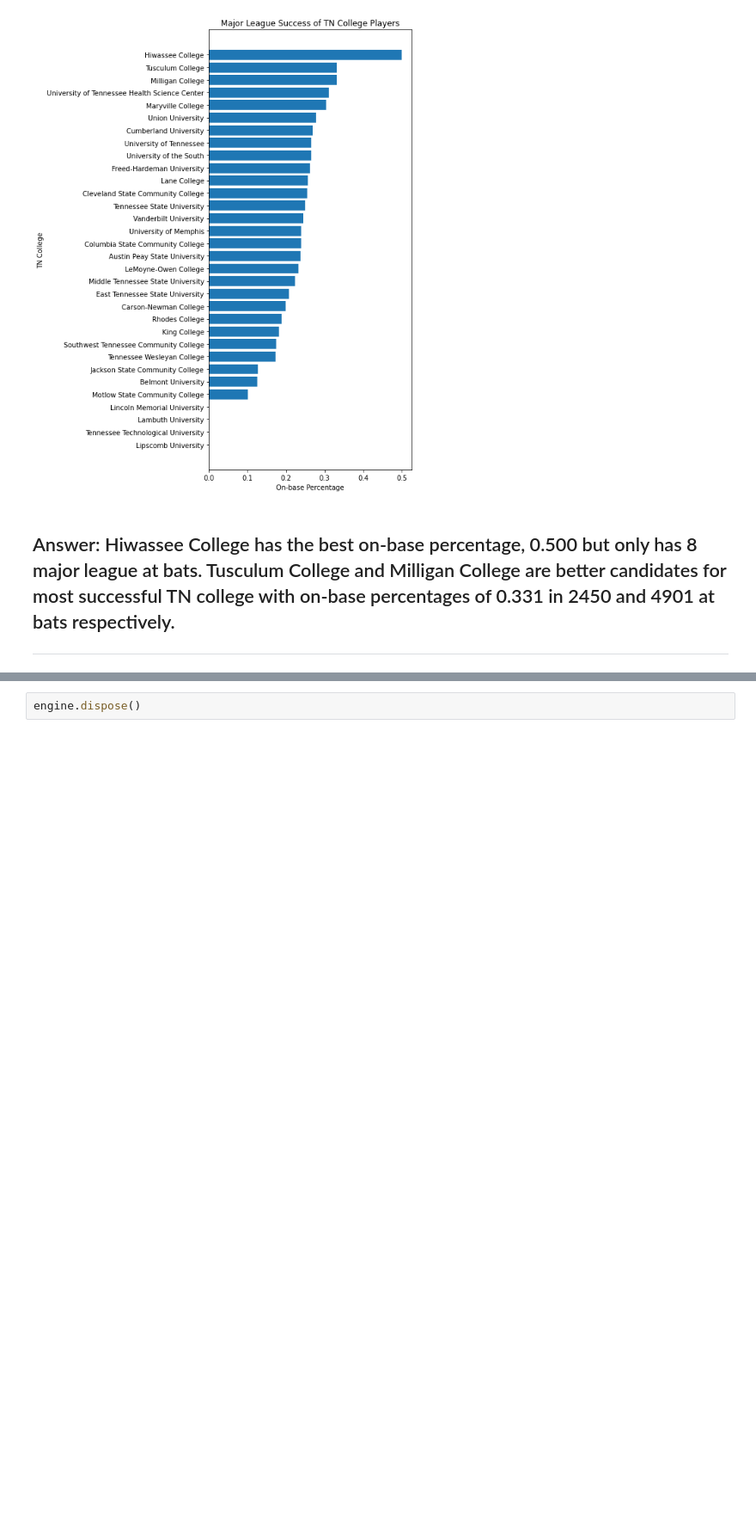
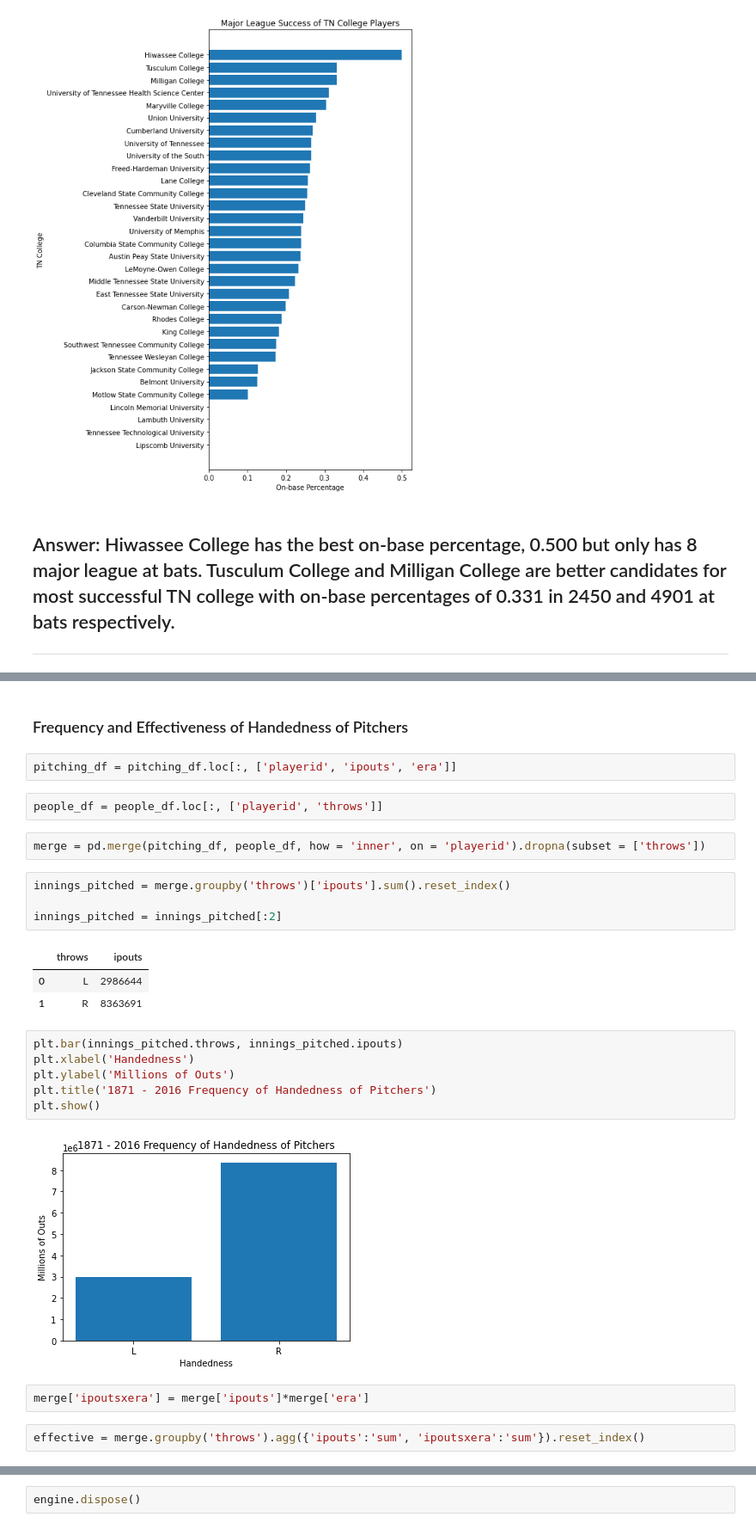
Before and after one commit to seiberttregoning/lahman-baseball-again, a Jupyter notebook: Questions_and_Answers.ipynb, the cells around one changed output, grey strips where cells are left out. Shown: that part at 86% size. Cells and saved outputs as stored; diff of their text form; blank space fills up the shorter version.

```diff
--- a/Questions_and_Answers.ipynb
+++ b/Questions_and_Answers.ipynb
@@ -597,0 +678,28 @@ plt.show()
+# %% [markdown]
+### Frequency and Effectiveness of Handedness of Pitchers
+# %%
+pitching_df = pitching_df.loc[:, ['playerid', 'ipouts', 'era']]
+# %%
+people_df = people_df.loc[:, ['playerid', 'throws']]
+# %%
+merge = pd.merge(pitching_df, people_df, how = 'inner', on = 'playerid').dropna(subset = ['throws'])
+# %%
+innings_pitched = merge.groupby('throws')['ipouts'].sum().reset_index()
+
+innings_pitched = innings_pitched[:2]
+# %% [output]
+|  | throws | ipouts |
+| 0 | L | 2986644 |
+| 1 | R | 8363691 |
+# %%
+plt.bar(innings_pitched.throws, innings_pitched.ipouts)
+plt.xlabel('Handedness')
+plt.ylabel('Millions of Outs')
+plt.title('1871 - 2016 Frequency of Handedness of Pitchers')
+plt.show()
+# %% [output]
+[figure, added]
+# %%
+merge['ipoutsxera'] = merge['ipouts']*merge['era']
+# %%
+effective = merge.groupby('throws').agg({'ipouts':'sum', 'ipoutsxera':'sum'}).reset_index()
```
Also changed, not shown: parts of 25 cells of this notebook.
